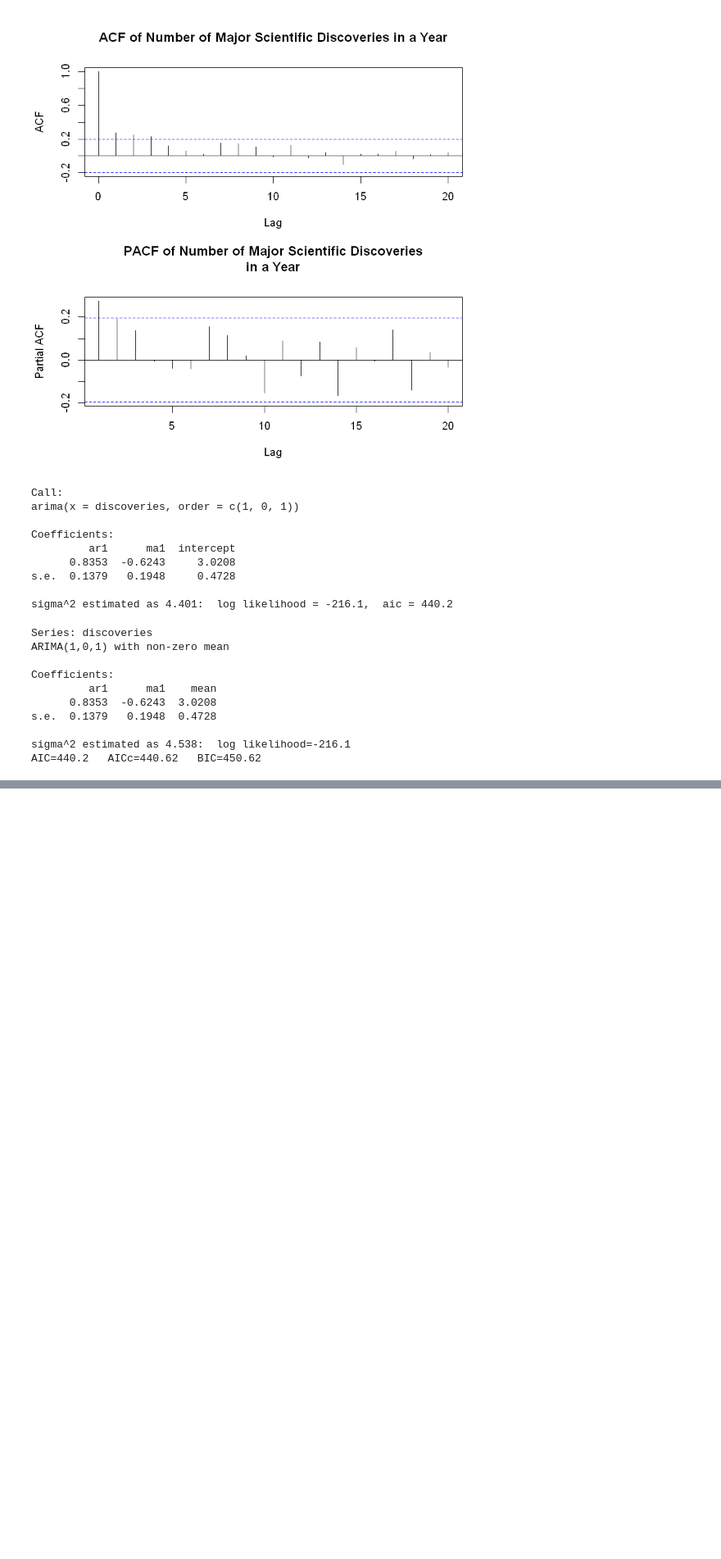
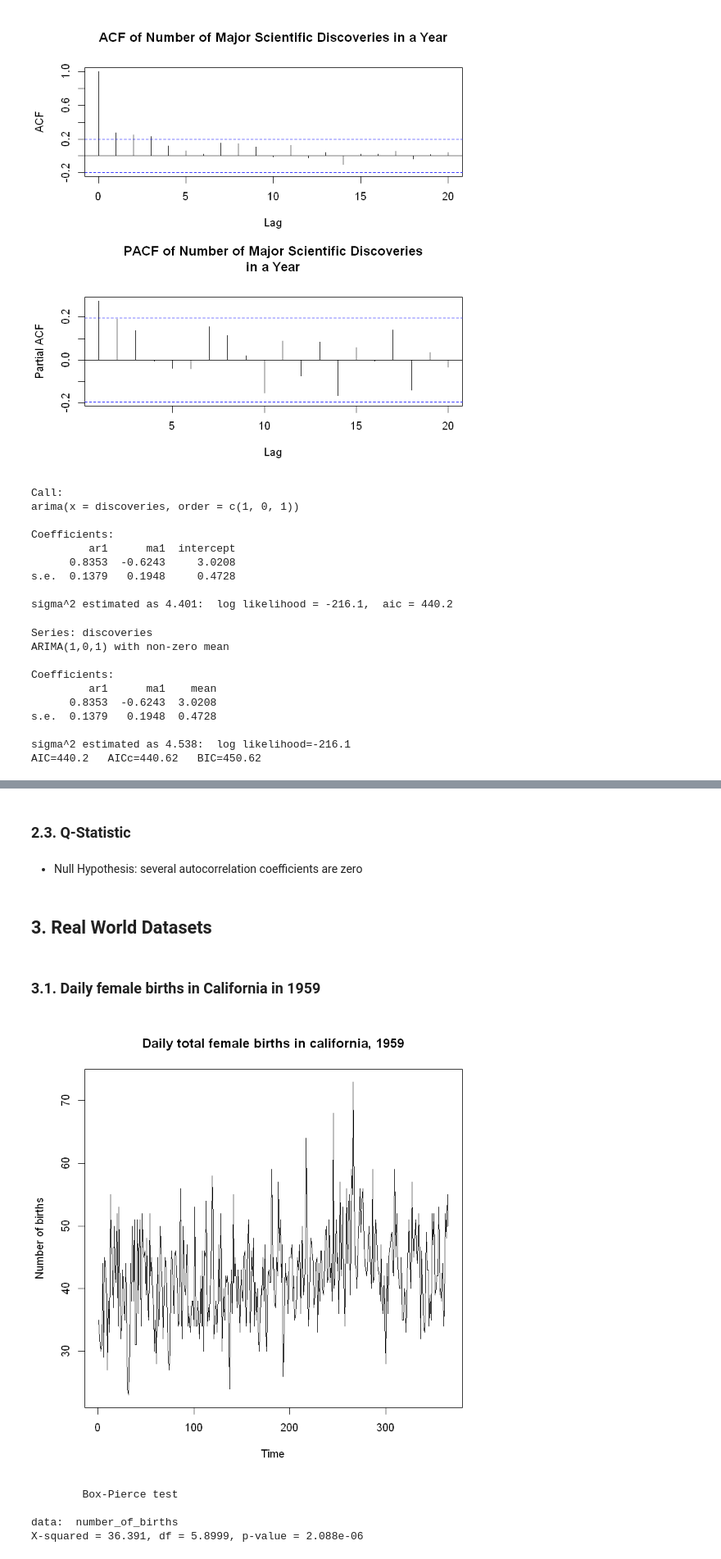
Before and after one commit to Lucas-Okamura/Timeseries-University-NY, a Jupyter notebook: notebooks/week5_AIC_ARMA_ARIMA.ipynb, the cells around one changed output, grey strips where cells are left out. Shown at 82% size. Cells and saved outputs as stored; diff of their text form; code cells hidden in the pictures; blank space fills up the shorter version.

```diff
--- a/notebooks/week5_AIC_ARMA_ARIMA.ipynb
+++ b/notebooks/week5_AIC_ARMA_ARIMA.ipynb
@@ -193,0 +212,29 @@ AIC=440.2   AICc=440.62   BIC=450.62
+# %% [markdown]
+### 2.3. Q-Statistic
+# %% [markdown]
+* Null Hypothesis: several autocorrelation coefficients are zero
+# %% [markdown]
+## 3. Real World Datasets
+# %% [markdown]
+### 3.1. Daily female births in California in 1959
+# %%
+# read data to R variable
+birth.data<-read.csv("../data/daily-total-female-births-in-cal.csv")
+
+# pull out number of births column
+number_of_births<-birth.data$Daily.total.female.births.in.California..1959
+
+# use date format for dates
+birth.data$Date <- as.Date(birth.data$Date, "%m/%d/%Y")
+# %%
+plot.ts(number_of_births,main='Daily total female births in california, 1959', ylab = 'Number of births')
+# %% [output]
+[figure, added]
+# %%
+# Test for correlation
+Box.test(number_of_births, lag = log(length(number_of_births)))
+# %% [output]
+        Box-Pierce test
+
+data:  number_of_births
+X-squared = 36.391, df = 5.8999, p-value = 2.088e-06
```
Also changed, not shown: parts of 8 cells of this notebook, 1 other file.
